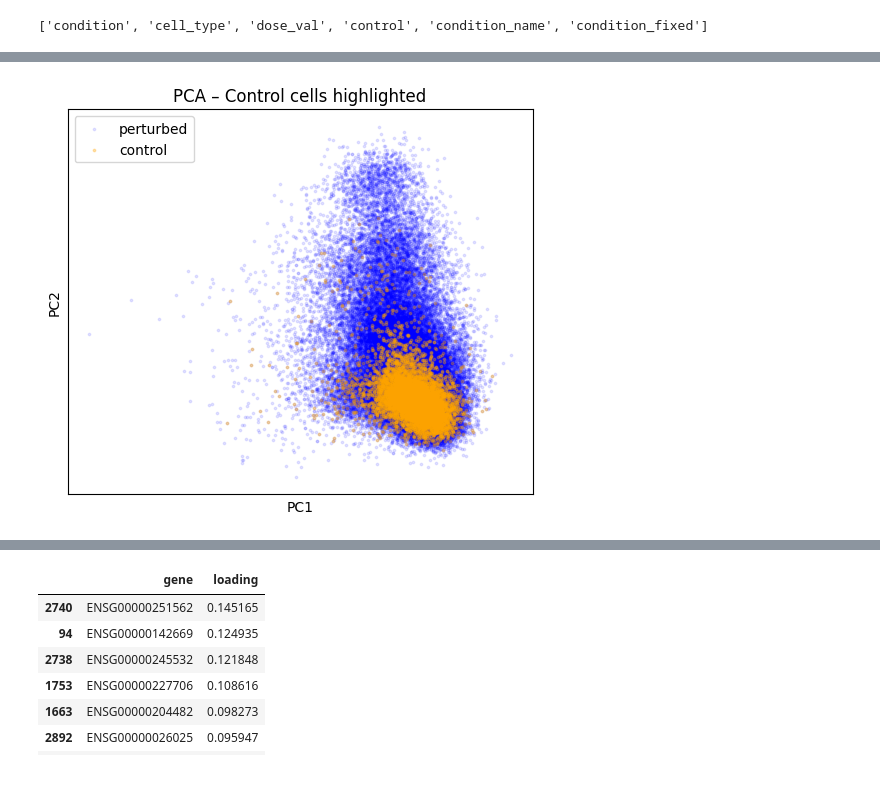
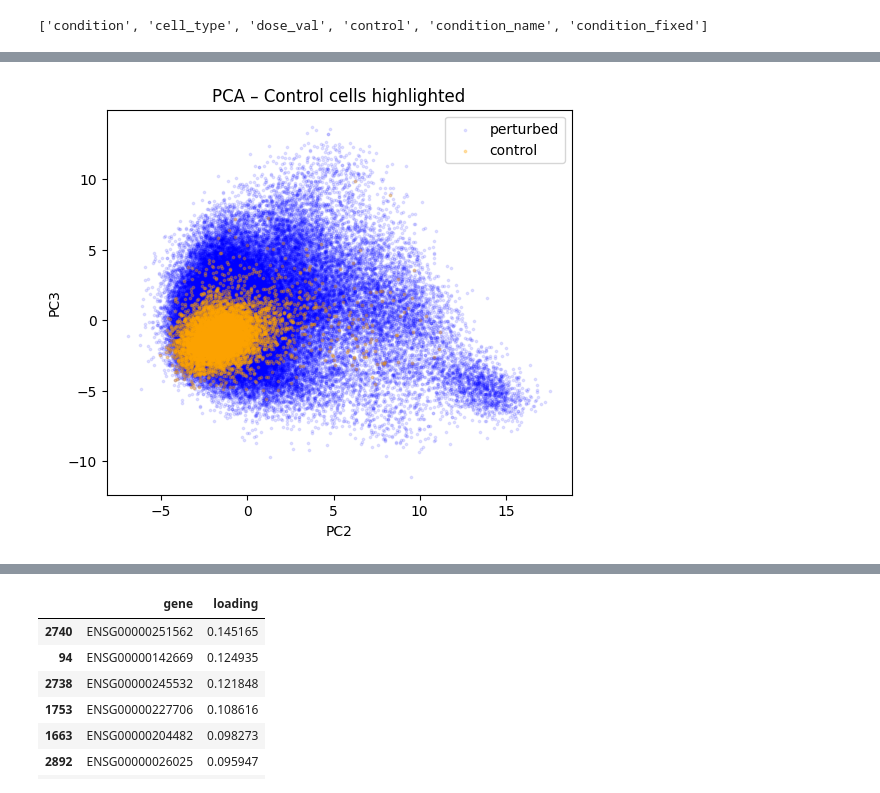
Before and after one commit to Torben4/amlg, a Jupyter notebook: src/projects/scrnaseq_project/scrnaseq_project.ipynb, the cells around one changed output, grey strips where cells are left out. Saved outputs shown, nothing was run; the diff lists cells and outputs as text; code cells hidden in the pictures.

```diff
--- a/src/projects/scrnaseq_project/scrnaseq_project.ipynb
+++ b/src/projects/scrnaseq_project/scrnaseq_project.ipynb
@@ -72,36 +100,36 @@ sc.pl.pca(adata)
 # %%
 import matplotlib.pyplot as plt
 
 
-X = adata.obsm["X_pca"][:, :2]
+X = adata.obsm["X_pca"][:, [1, 2]] # PC2, PC3
 control_mask = adata.obs["control"] == 1
 
 plt.figure(figsize=(6, 5))
 
 # Hintergrund: alle Zellen
 plt.scatter(
     X[:, 0], X[:, 1],
     s=3,
     c="blue",
     alpha=0.1,
     label="perturbed"
 )
 
 # Hervorheben: control
 plt.scatter(
     X[control_mask, 0], X[control_mask, 1],
     s=3,
     c="orange",
     alpha=0.3,
     label="control"
 )
 
-plt.xlabel("PC1")
-plt.ylabel("PC2")
+plt.xlabel("PC2")
+plt.ylabel("PC3")
 plt.title("PCA – Control cells highlighted")
 plt.legend()
-plt.xticks([])
-plt.yticks([])
+#plt.xticks([])
+#plt.yticks([])
 plt.show()
 # %% [output]
-[figure, old version]
+[figure, new version]
```
Also changed, not shown: parts of 31 cells of this notebook.
